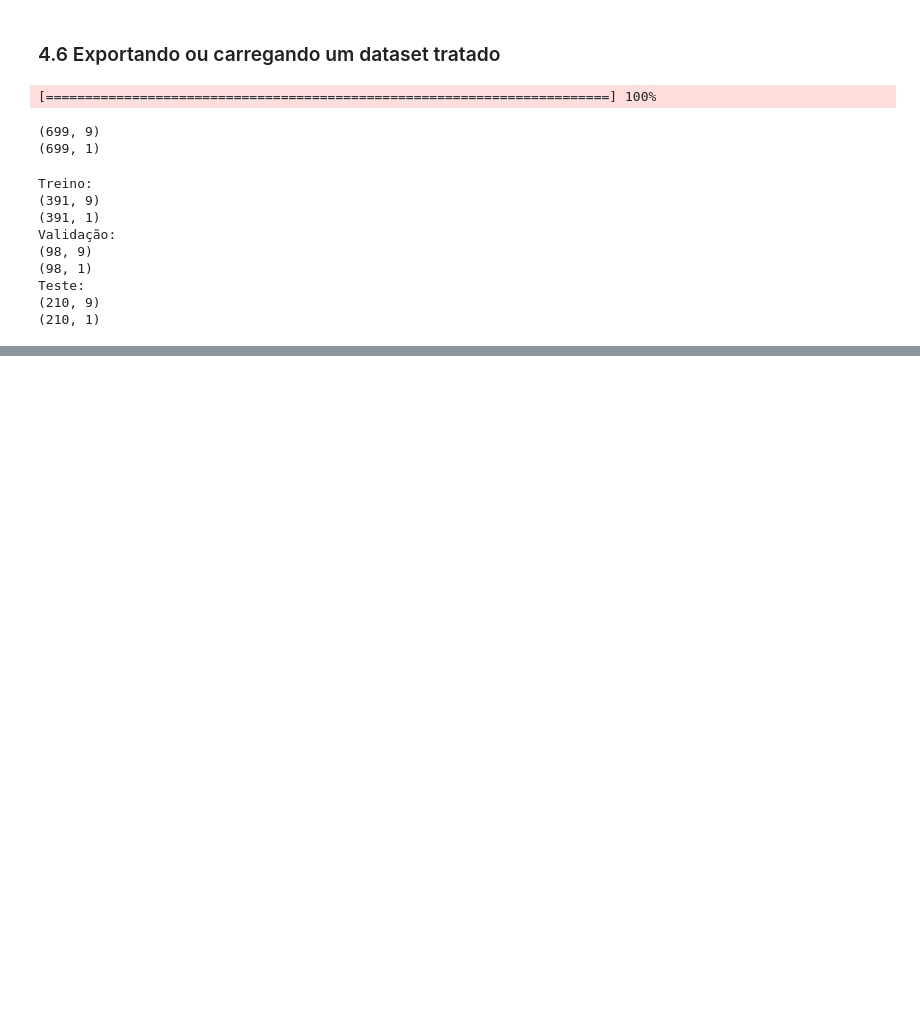
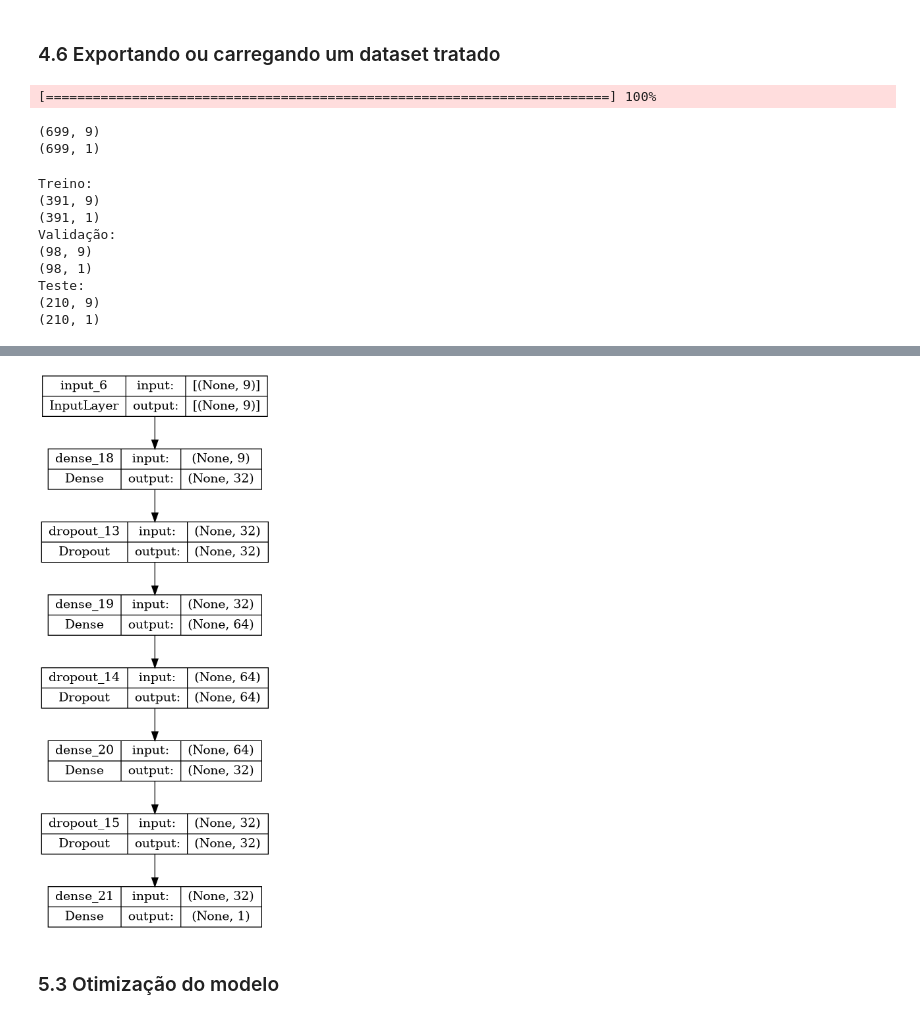
Before and after one commit to VictorRamos13/RNA, a Jupyter notebook: DNN/DNN_breast_cancer.ipynb, the cells around one changed output, grey strips where cells are left out. Drawn from its saved outputs; the diff is of its cells as text; code cells hidden in the pictures; blank space fills up the shorter version.

Commit message:
Criação do modelo para uma DNN de previsao de breast cancer

```diff
--- a/DNN/DNN_breast_cancer.ipynb
+++ b/DNN/DNN_breast_cancer.ipynb
@@ -169,7 +157,7 @@ normalization_exec = True
 scale_exec = True
 
 #exportar os datasets tratados
-export_frames = True
+export_frames = False
 
 #gerar um novo modelo ou usar um pronto
 new_model = True
@@ -493,0 +486,33 @@ Teste:
+# %%
+#parametros da rede
+act_function = 'sigmoid'
+drop = 0.1 #dropout - drogar a rede (durante o treinamento da rede, ele desabilita algumas partes da rede)
+#é como se certas partes dos neuronios não sofrem alterações dos pesos durante o backpropagation, isso pode ajudar
+#a acessar certas partes do modelo que não foram acessadas, por haver partes com uma concentração de "conhecimento"
+#isso ajuda a distribuir esse "conhecimento" (beck das redes)
+initializer = tensorflow.keras.initializers.LecunNormal()
+
+#camadas de entrada
+inputs = Input(shape = (x_train.shape[1],), dtype='float32') #camade de input() -> forma de como os dados vão entrar na camada (391 exemplos com 9 atributos e 391 exemplos de saida)
+#vão entrar 9 atributos e o tamanho de exemplos (linhas, dados)
+#traducao - espere 9 atributos do tipo float com uma quantidade inderteminada de exemplos
+
+#camada 1 - neuronio de camada densa
+layer1 = Dense(32, activation=act_function, kernel_initializer= initializer)(inputs) #qtd neuronios, funcao de ativacao, como quer inicializar
+#a camada de inputs entra na camada 1 -> layer1(...)(inputs) -- (320 pesos -> 9*32+32) o dropout tambem soma, entao 288+32 (um dropout pra cada neuronio)
+layer1 = Dropout(drop)(layer1) #a layer1 vai sofrer um dropout de 10% - ()() = concatenacao, conectar camadas, entrada e saidas
+
+#camada 2
+layer2 = Dense(64, activation=act_function, kernel_initializer= initializer)(layer1)
+layer2 = Dropout(drop)(layer2) #2112 pesos (32*64+64)
+
+#camada 3
+layer3 = Dense(32, activation=act_function, kernel_initializer= initializer)(layer2)
+layer3 = Dropout(drop)(layer3) #2080 pesos (32*64)
+
+#camada de saida
+outputs = Dense(y_train.shape[1], activation=act_function, kernel_initializer= initializer)(layer3) #32 pesos (32*1)
+#qtd parametros total = 4545 (320+2112+2080+32+1)
+
+#geracao do modelo
+dnn_breast_cancer = Model(inputs, outputs)
@@ -493,0 +541,7 @@ Teste:
+# %%
+#plotar o modelo
+plot_model(dnn_breast_cancer, show_shapes=True, show_layer_names=True, rankdir="TB") #rankdir - orientacao (vertical, horizontal)
+# %% [output]
+[figure, added]
+# %% [markdown]
+### 5.3 Otimização do modelo
```
Also changed, not shown: parts of 19 cells of this notebook.
